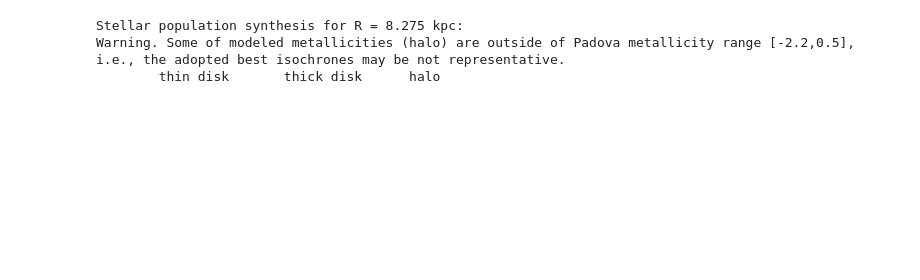
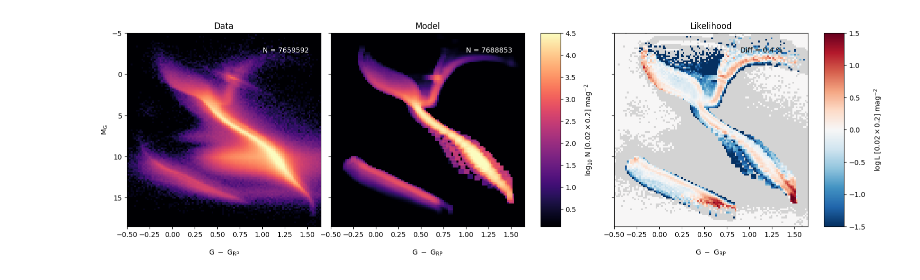
Before and after one commit to askenja/gaia-wd-fitting, a Jupyter notebook: 2a--Model_CMD.ipynb, the cells around one changed output. Drawn from its saved outputs; the diff is of its cells as text; code cells hidden in the pictures; blank space fills up the shorter version.

```diff
--- a/2a--Model_CMD.ipynb
+++ b/2a--Model_CMD.ipynb
@@ -50,9 +70,10 @@ mag_binsc = np.arange(mag_range[1][0]+mag_step[1]/2,mag_range[1][1]+mag_step[1]/
 # %%
+# Create populations
+
 imf_handler = IMFHandler(p)
 ifmr_handler = IFMRHandler(a)
 sfr_handler = SFRHandler(p, a, inp)
 pop_handler = PopHandler(p, a, inp)
-constructor = HessConstructor(p, a, mag_range, mag_step)
 msage_handler = MSAgeHandler(param_file=age_ms_param_file)
 
 # Define reference SFR and IMF (default parameters from SJ21)
@@ -62,8 +83,10 @@ imf_ref, (mass_binsc, IMF_ref) = imf_handler.create_reference_imf()
 # Create stellar assemblies (reference) tables
 # (predictions for the reference SFR, IMF, Cummings+18 IFMR,
 # and DA fraction 0.8 without Teff dependence)
-pop_tabs_ref = pop_handler.create_reference_pop_tabs(imf_ref,mode_iso,FeH_scatter=0.07,Nmet_dt=7,wd='ms+wd')
-pop_tabs_ref = pop_handler.create_reference_columns(pop_tabs_ref,['N', 'Mini', 'age', 'age_WD'])
+sa = StellarAssemblies(p,a,mode_iso,phot)
+
+pop_tabs_ref = pop_handler.create_reference_pop_tabs(sa,imf_ref,FeH_scatter=0.07,Nmet_dt=7)
+pop_tabs_ref = pop_handler.create_reference_columns(pop_tabs_ref,['N', 'Mini', 'age', 't_cool'])
 
 # Prepare position index columns for the reference ages and initial masses
 indt, indm = pop_handler.get_age_mass_idx(pop_tabs_ref,mass_binsc)
@@ -81,8 +104,4 @@ idx_pop_combined = pop_handler.combine_pops_indices(pop_tabs_ref,idx_pop)
 # Calculate vz_mag grid - for each row in pop_tabs_ref it gives volume accupied
 # by these type of stars at each z (corresponds to the modeled vertical grid)
 vz_mag = pop_handler.get_vz_mag(pop_tabs_ref, d_mg_lim, vz_grid)
-# %% [output]
-Stellar population synthesis for R = 8.275 kpc:
-Warning. Some of modeled metallicities (halo) are outside of Padova metallicity range [-2.2,0.5], i.e., the adopted best isochrones may be not representative.
-        thin disk       thick disk      halo
 # %%
@@ -148,16 +182,24 @@ pop_tabs, indt = pop_handler.update_pop_tabs(param_struct,pop_tabs_ref,**pop_kwa
 # %%
 # Generate Hess diagram and its projections
 
-model = 'pop14long_lpcode' # choose a name suffix to be added to saved txt files
+d_max = 1000
+constructor = HessConstructor(p, a, mag_range, mag_step,r_max=d_max)
+
+model = f'pop14long_lpcode_{d_max}pc' # choose a name suffix to be added to saved txt files
 
 # Total Hess diagram
 hess_tot = constructor.generate_hess(
-    pop_tabs,indt['d'],inp_tabs,
-    mag_range,mag_step,mag_smooth,
+    pop_tabs,
+    indt['d'],
+    inp_tabs,
+    mag_range,
+    mag_step,
+    mag_smooth,
     volume='slice',
-    vz_mag=vz_mag
+    vz_mag=vz_mag,
     )
 np.savetxt(f"output/CMDF/hess_{model}.txt",hess_tot)
+
 
 # Its projections
 proj = constructor.generate_hessproj(
@@ -173,7 +215,6 @@ proj = constructor.generate_hessproj(
     ind_lim={'col':100,'mag':-1} # do not change, see this method for details
     )
 
-
 pops = ['wd','g','ums','ms','lms']
 for pop in pops:
     np.savetxt(f'output/CMDF/cdf_{model}_{pop}.txt',
@@ -184,6 +225,7 @@ for pop in pops:
             header='mdf nmdf')
 # %%
 # Compare Hess diagrams
+# -------------------------------------------------------------
 # Check Final_Plots.ipynb for more careful version of this plot
 # (different types of compariosons - ratio, count difference, likelihood)
 
@@ -195,10 +237,12 @@ Ntot_m = int(round(sum(sum(hess_tot)),0))
 
 fig, ax = plt.subplots(1,3,figsize=(16,5.5),sharey=True)
 
+cbarmax = 4.5
+
 # Data
 im1 = ax[0].imshow(np.log10(hess_ref+1),interpolation=None,cmap=mpl.colormaps['magma'],
                extent=[mag_range[0][0],mag_range[0][1],mag_range[1][1],mag_range[1][0]],
-               vmin=0.1,vmax=4.5)
+               vmin=0.1,vmax=cbarmax)
 ax[0].text(0.7,0.9,'N = '+str(Ntot_d),color='w',transform=ax[0].transAxes)
 ax[0].set_aspect(abs((mag_range[0][1]-mag_range[0][0])/(mag_range[1][1]-mag_range[1][0])))
 ax[0].set_title('Data')
@@ -208,41 +252,54 @@ ax[0].set_ylabel(r'$\mathrm{M_G}$')
 # Model
 ax[1].imshow(np.log10(hess_tot+1),interpolation=None,cmap=mpl.colormaps['magma'],
                extent=[mag_range[0][0],mag_range[0][1],mag_range[1][1],mag_range[1][0]],
-               vmin=0.1,vmax=4.5)
+               vmin=0.1,vmax=cbarmax)
 ax[1].set_aspect(abs((mag_range[0][1]-mag_range[0][0])/(mag_range[1][1]-mag_range[1][0])))
 ax[1].text(0.7,0.9,'N = '+str(Ntot_m),color='w',transform=ax[1].transAxes)
 #ax[1].set_title('Model (' + mode_iso + ')')['d']
 ax[1].set_title('Model')
 ax[1].set_xlabel(r'$\mathrm{G \ - \ G_{RP}}$',labelpad=15)
-
 
 fig.subplots_adjust(left=0.05,wspace=0.05,right=0.8,top=0.93)
 pos = ax[1].get_position()
 cax = fig.add_axes([pos.x0+pos.width+0.02,pos.y0,0.025,pos.height])
 cbar = fig.colorbar(im1,cax=cax,orientation='vertical')
 cbar.set_label(r'$\mathrm{log_{10} \ N \ [' + str(mag_step[0]) +
                r'\times' + str(mag_step[1]) + r'] \ mag^{-2}}$',labelpad=10)
 
 # Difference
 eps = 1e-6
-diff = np.log10((hess_tot - hess_ref)**2 / (hess_ref + 0.1*hess_ref**2))
+#diff = np.log10((hess_tot - hess_ref + eps)**2 / (hess_ref + 0.1*hess_ref**2 + eps))
+diff = np.zeros(hess_ref.shape)
+for i in range(hess_ref.shape[0]):
+    for j in range(hess_ref.shape[1]):
+        if hess_tot[i,j] > 0 and hess_ref[i,j] > 0:
+            diff[i,j] = np.log10((hess_tot[i,j] + eps) / (hess_ref[i,j] + eps))
+        elif hess_tot[i,j] > 0 and hess_ref[i,j] == 0:
+            diff[i,j] = np.nan
+        elif hess_tot[i,j] == 0 and hess_ref[i,j] > 0:
+            diff[i,j] = np.nan
+
+diffmap = mpl.colormaps['RdBu_r']
+diffmap.set_bad(color="lightgrey")
 
 pos_x2 = ax[2].get_position()
 ax[2].set_position([pos_x2.x0+0.1,pos_x2.y0,pos_x2.width,pos_x2.height])
 
-im2 = ax[2].imshow(diff,interpolation=None,cmap=mpl.colormaps['Oranges'],
+im2 = ax[2].imshow(diff,interpolation=None,cmap=diffmap,
                extent=[mag_range[0][0],mag_range[0][1],mag_range[1][1],mag_range[1][0]],
-               vmin=-1.0,vmax=3.0)
+               vmin=-1.5,vmax=1.5)
 ax[2].text(0.65,0.9,'Diff = '+str(np.round(100*(Ntot_m-Ntot_d)/Ntot_d,1))+' %',
            color='k',transform=ax[2].transAxes)
 ax[2].set_aspect(abs((mag_range[0][1]-mag_range[0][0])/(mag_range[1][1]-mag_range[1][0])))
 ax[2].set_xlabel(r'$\mathrm{G \ - \ G_{RP}}$',labelpad=15)
 ax[2].set_title('Likelihood')
 
 pos2_new = ax[2].get_position()
 cax = fig.add_axes([pos2_new.x0+pos2_new.width+0.02,pos2_new.y0,0.025,pos2_new.height])
 cbar = fig.colorbar(im2,cax=cax,orientation='vertical')
 cbar.set_label(r'$\mathrm{\log{L} \ [' + str(mag_step[0]) +
                r'\times' + str(mag_step[1]) + r'] \ mag^{-2}}$',labelpad=10)
 
 plt.savefig("output/CMDF/hess_m2d_"+model+'.png')
+# %% [output]
+[figure, added]
```
Also changed, not shown: parts of 6 cells of this notebook, 23 other files.
